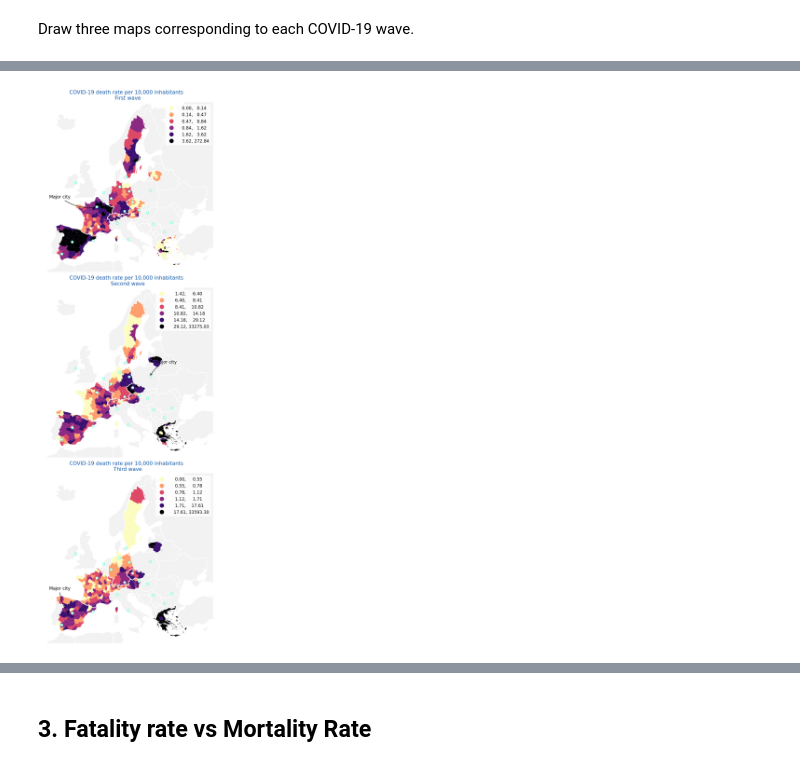
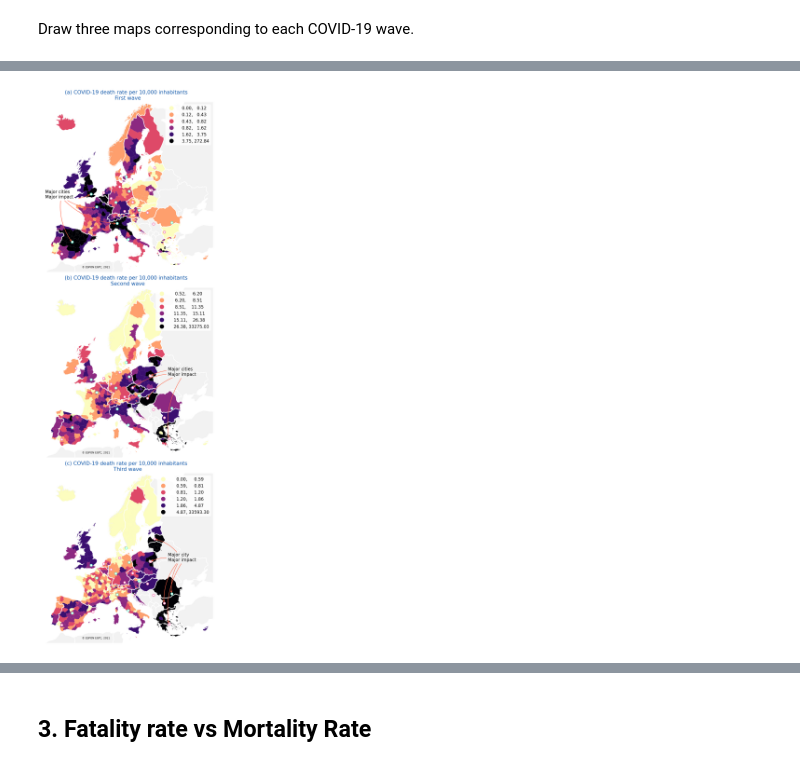
Before and after one commit to l5d1l5/ESPON-DATA, a Jupyter notebook: 03_Figures/02_Report Plots/Code.ipynb, the cells around one changed output, grey strips where cells are left out. Cells and saved outputs as stored; diff of their text form; code cells hidden in the pictures.

```diff
--- a/03_Figures/02_Report Plots/Code.ipynb
+++ b/03_Figures/02_Report Plots/Code.ipynb
@@ -86,8 +113,4 @@ cities = cities[cities['iso2'].isin(ds.columns.tolist())].sort_values(by = 'popu
 # %%
-## read the population data
-population = pd.read_excel('../../02_Data/02_Pandemic variables/03_Exc. Mortality/Excess_mortality_database_v220103.xls',
-                          sheet_name = 'EM_FINAL_absolute')[['NUTS_ID_2021', 'Pop_2020_01_01']]
-
 ## read the deaths data
 deaths = pd.read_excel('../../02_Data/02_Pandemic variables/02_Deaths/EU_Deaths_Daily_Unstacked.xlsx', index_col = 'nuts_id').drop('country', axis =1)
 # deaths waves
@@ -95,16 +118,21 @@ deaths['D_first_wave'] = deaths.loc[:, pd.to_datetime('2020-03-01') : pd.to_date
 deaths['D_second_wave'] = deaths.loc[:, pd.to_datetime('2020-09-01') : pd.to_datetime('2021-05-01')].sum(axis =1)
 deaths['D_third_wave'] = deaths.loc[:, pd.to_datetime('2021-07-01') : pd.to_datetime('2021-12-01')].sum(axis =1)
 deaths = deaths.filter(like = 'wave')
+# read the popualtion data
 
-d = pd.merge(deaths, population, left_on = deaths.index, right_on = "NUTS_ID_2021")
+population = pd.read_excel('../../02_Data/Population_2020.xlsx').drop_duplicates(subset = 'NUTS_ID')
+population['Population'].replace(':', np.nan, inplace = True)
+population = population.dropna(subset = ['Population'])
+d = pd.merge(deaths, population, left_on = deaths.index, right_on = "NUTS_ID")
 for col in deaths.columns:
-    d[col] = (d[col] / d['Pop_2020_01_01']) * 10_000
+    d[col] = (d[col] / d['Population']) * 10_000
 # %%
-geo_d_rate = gpd.GeoDataFrame(pd.merge(d, shape, left_on = 'NUTS_ID_2021', right_on = 'NUTS_ID'))
+geo_d_rate = gpd.GeoDataFrame(pd.merge(d, shape, left_on = 'NUTS_ID', right_on = 'NUTS_ID'))
 # %%
 # convert the geo data
 shape = shape.to_crs(epsg = 3035)
 geo_d_rate = geo_d_rate.to_crs(epsg = 3035)
 world = world.to_crs(epsg = 3035)
-cities.crs = "epsg:4326"
-cities = cities.to_crs(epsg = 3035)
+major_cities.crs = "epsg:4326"; minor_cities.crs = "epsg:4326"
+major_cities = major_cities.to_crs(epsg = 3035)
+minor_cities = minor_cities.to_crs(epsg = 3035)
@@ -132,56 +139,105 @@ dtype: float64
 # %%
-# ploat the maps
+# plot the maps
 
 fig, ax = plt.subplots(3,1, figsize = (19, 18), constrained_layout = True)
 world.plot(ax = ax[0], color = 'grey', alpha = .1)
 geo_d_rate.plot(column = 'D_first_wave', ax = ax[0], cmap='magma_r', scheme='quantiles', k = 6, legend = True)
-world.query('iso_a3 != "IRL" and iso_a3 != "GBR" and iso_a3 != "ISL"').boundary.plot(color = 'w', linewidth = 1.4 , zorder  =1, ax =ax[0])
+world[~(world['iso_a3'].isin(["IRL", "GBR", "ISL","SWE", "ITA"]))].boundary.plot(color = 'w', linewidth = 1.4 , zorder  =1, ax =ax[0])
 ax[0].set_xlim(2.4e6, 6.6e6)
 ax[0].set_ylim(0.13e7, 0.545e7)
-ax[0].set_title('COVID-19 death rate per 10,000 inhabitants \n First wave', loc = 'center', color = '#054ea2')
+ax[0].set_title('(a) COVID-19 death rate per 10,000 inhabitants \n First wave', loc = 'center', color = '#054ea2')
+
 # legend
 leg = ax[0].get_legend()
 leg.get_frame().set_color('w')
 # annotate
-ax[0].annotate("Major city", xy=(3.75e6, 2.87e6), xytext=(2.6e6, 3.1e6),
-            arrowprops=dict(arrowstyle="->", connectionstyle="arc3,rad=.2"))
+# Paris
+ax[0].annotate("Major cities \nMajor impact", xy=(3.75e6, 2.87e6), xytext=(2.5e6, 3.1e6),
+            arrowprops=dict(arrowstyle="->", connectionstyle="arc3,rad=.2", color='tomato'))
+# Madrid
+ax[0].annotate("                       ", xy=(3.16e6, 2.02e6), xytext=(2.5e6, 3.1e6),
+            arrowprops=dict(arrowstyle="->", connectionstyle="arc3,rad=.2", color='tomato'))
 
+# Milan
+ax[0].annotate("                       ", xy=(4.25e6, 2.48e6), xytext=(2.5e6, 3.1e6),
+            arrowprops=dict(arrowstyle="->", connectionstyle="arc3,rad=.2", color='tomato'))
+
+# London
+ax[0].annotate("                       ", xy=(3.62e6, 3.20e6), xytext=(2.5e6, 3.1e6),
+            arrowprops=dict(arrowstyle="->", connectionstyle="arc3,rad=.2", color='tomato'))
+
+################################# second map
 
 world.plot(ax = ax[1], color = 'grey', alpha = .1)
 geo_d_rate.plot(column = 'D_second_wave', ax = ax[1], cmap='magma_r', scheme='quantiles', k = 6, legend = True)
-world.query('iso_a3 != "IRL" and iso_a3 != "GBR" and iso_a3 != "ISL"').boundary.plot(color = 'w', linewidth = 1.4 , zorder  =1, ax =ax[1])
-ax[1].set_title('COVID-19 death rate per 10,000 inhabitants \n Second wave', loc ='center', color = '#054ea2')
+world[~(world['iso_a3'].isin(["IRL", "GBR", "ISL","SWE", "ITA"]))].boundary.plot(color = 'w', linewidth = 1.4 , zorder  =1, ax =ax[1])
+ax[1].set_title('(b) COVID-19 death rate per 10,000 inhabitants \n Second wave', loc ='center', color = '#054ea2')
 ax[1].set_xlim(2.4e6, 6.6e6)
 ax[1].set_ylim(0.13e7, 0.545e7)
 # legend
 leg = ax[1].get_legend()
 leg.get_frame().set_color('w')
 
 # annotate
-ax[1].annotate("Major city", xy=(5.06e6, 3.28e6), xytext=(5.2e6, 3.6e6),
-            arrowprops=dict(arrowstyle="->", connectionstyle="arc3,rad=.2"))
+# Warsaw
+ax[1].annotate("Major cities \nMajor impact", xy=(5.07e6, 3.29e6), xytext=(5.5e6, 3.3e6),
+            arrowprops=dict(arrowstyle="->", connectionstyle="arc3,rad=.2", color='tomato'))
+# Prague
+ax[1].annotate("                       ", xy=(4.63e6, 3.00e6), xytext=(5.5e6, 3.3e6),
+            arrowprops=dict(arrowstyle="->", connectionstyle="arc3,rad=.2", color='tomato'))
 
+# Budapest
+ax[1].annotate("                       ", xy=(5.00e6, 2.75e6), xytext=(5.5e6, 3.3e6),
+            arrowprops=dict(arrowstyle="->", connectionstyle="arc3,rad=.2", color='tomato'))
+
+# Athens
+ax[1].annotate("                       ", xy=(5.52e6, 1.76e6), xytext=(5.5e6, 3.3e6),
+            arrowprops=dict(arrowstyle="->", connectionstyle="arc3,rad=.2", color='tomato'))
+
+################################# third map
 
 world.plot(ax = ax[2], color = 'grey', alpha = .1)
 geo_d_rate.plot(column = 'D_third_wave', ax = ax[2], cmap='magma_r', scheme='quantiles', k = 6, legend = True)
-world.query('iso_a3 != "IRL" and iso_a3 != "GBR" and iso_a3 != "ISL"').boundary.plot(color = 'w', linewidth = 1.4 , zorder  =1, ax =ax[2])
-ax[2].set_title('COVID-19 death rate per 10,000 inhabitants \n Third wave', loc = 'center', color = '#054ea2')
+world[~(world['iso_a3'].isin(["IRL", "GBR", "ISL","SWE", "ITA"]))].boundary.plot(color = 'w', linewidth = 1.4 , zorder  =1, ax =ax[2])
+ax[2].set_title('(c) COVID-19 death rate per 10,000 inhabitants \n Third wave', loc = 'center', color = '#054ea2')
 ax[2].set_xlim(2.4e6, 6.6e6)
 ax[2].set_ylim(0.13e7, 0.545e7)
 # legend
 leg = ax[2].get_legend()
 leg.get_frame().set_color('w')
 
 # annotate
-ax[2].annotate("Major city", xy=(3.1e6, 2e6), xytext=(2.6e6, 2.6e6),
-            arrowprops=dict(arrowstyle="->", connectionstyle="arc3,rad=.2"))
+# Bucharest
+ax[2].annotate("Major city \nMajor impact", xy=(5.59e6, 2.5e6), xytext=(5.5e6, 3.3e6),
+            arrowprops=dict(arrowstyle="->", connectionstyle="arc3,rad=.2", color='tomato'))
+
+# Athens
+ax[2].annotate("                       ", xy=(5.52e6, 1.76e6), xytext=(5.5e6, 3.3e6),
+            arrowprops=dict(arrowstyle="->", connectionstyle="arc3,rad=.2", color='tomato'))
+
+# Warsaw
+ax[2].annotate("                  ", xy=(5.07e6, 3.29e6), xytext=(5.5e6, 3.3e6),
+            arrowprops=dict(arrowstyle="->", connectionstyle="arc3,rad=.2", color='tomato'))
+
+# Riga
+ax[2].annotate("                 ", xy=(5.17e6, 3.84e6), xytext=(5.5e6, 3.4e6),
+            arrowprops=dict(arrowstyle="->", connectionstyle="arc3,rad=.2", color='tomato'))
+
+
+# Sofia
+ax[2].annotate("                 ", xy=(5.40e6,  2.27e6), xytext=(5.5e6, 3.3e6),
+            arrowprops=dict(arrowstyle="->", connectionstyle="arc3,rad=.2", color='tomato'))
+
+################################# wrap up & clean
 
 for i in range(3):
     ax[i].axis('off')
-    cities.plot(marker = 'h', ax = ax[i], facecolor = 'w', zorder = 1, edgecolor = '#44FFD2')
+    major_cities.plot(marker = 'h', ax = ax[i], facecolor = 'w', zorder = 1, edgecolor = '#44FFD2')
+    minor_cities.plot(marker = 'h', ax = ax[i], facecolor = 'w', zorder = 1, edgecolor = '#F564A9')
+    ax[i].text(x = 3.4e6, y = 1.4e6, s = u"\u00A9 ESPON EGTC, 2021", fontsize = 6)
 
 plt.show()
 
 # plt.savefig(Fig + 'Figure_02.png', dpi = 500)
 # %% [output]
-[figure, old version]
+[figure, new version]
```
Also changed, not shown: parts of 13 cells of this notebook, 3 other files.
